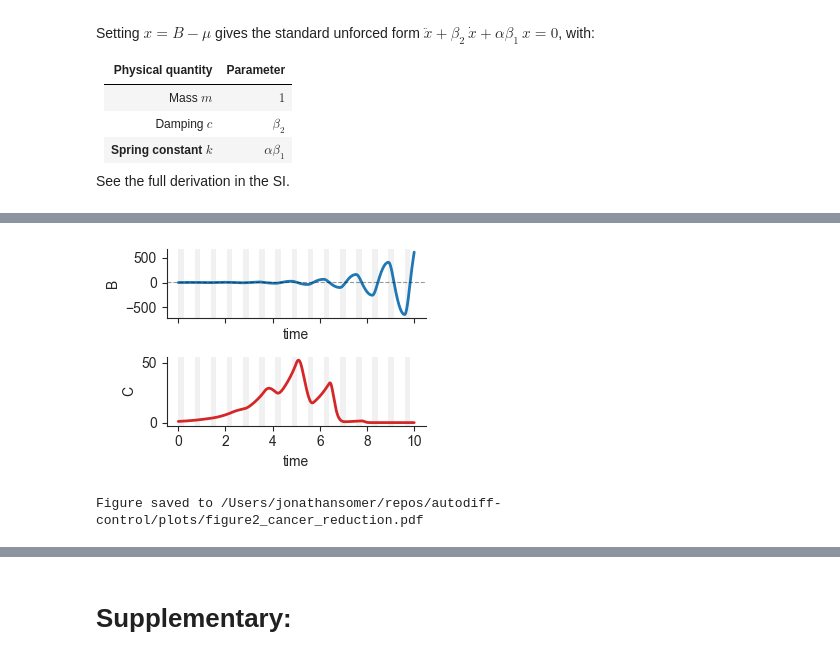
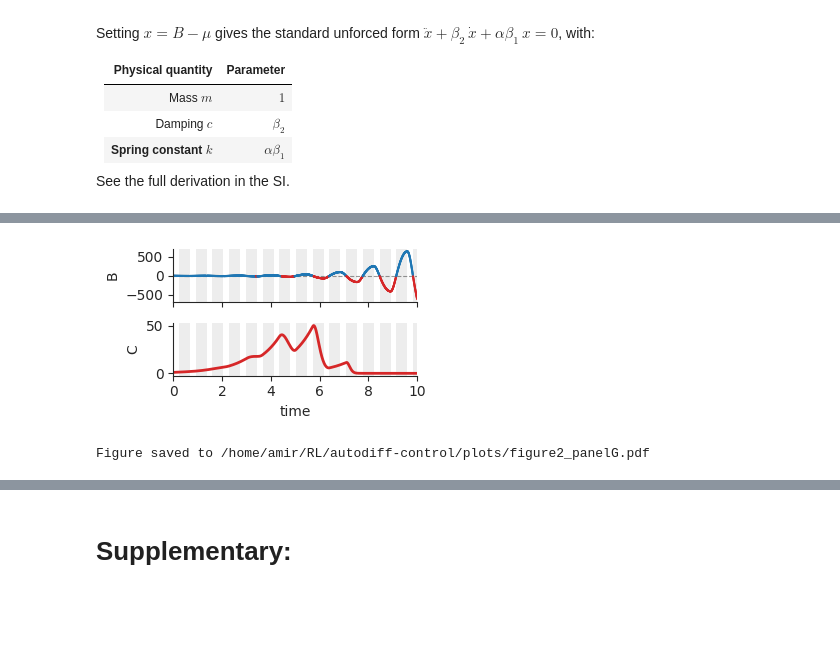
Before and after one commit to Liamir/autodiff-control, a Jupyter notebook: notebooks/figure2.ipynb, the cells around one changed output, grey strips where cells are left out. Saved outputs shown, nothing was run; the diff lists cells and outputs as text; code cells hidden in the pictures; blank space fills up the shorter version.

```diff
--- a/notebooks/figure2.ipynb
+++ b/notebooks/figure2.ipynb
@@ -392,44 +671,31 @@ Figure saved to /Users/jonathansomer/repos/autodiff-control/plots/figure2_panelF
 # %%
+# Panel G: resonance as treatment — B(t) on top, tumour C(t) below.
+# Kill signal is one-sided: C shrinks whenever B dips below mu.
+# B is painted red over the stretches where C is actually falling.
+dG = data_G
+B, C = dG['y'][:, 1], dG['y'][:, 2]
+shrinking = shrink_mask(B, PANEL_G)
 
-T = data_E['t']
-B = data_E['y'][:, 1]
+fig, axs = plt.subplots(nrows=2, ncols=1, figsize=(3.5, 2.0), sharex=True)
 
-# simulate dC/dt = C * (c1 - c2*(max(mu-B,0)))
-c1 = 1
-c2 = 0.1
-C0 = 1
-def f(t,C):
-    B_t = np.interp(t, T, B)
-    return C * (c1 - c2 * max(mu - B_t, 0))
+ax = axs[0]
+plot_kill_colored(ax, dG['t'], B, shrinking)
+ax.axhline(mu, color='black', ls='--', lw=0.8, alpha=0.4, zorder=1.5)
+ax.set_ylabel('B')
 
-sol = solve_ivp(f, [T[0], T[-1]], [C0], t_eval=T)
-C = sol.y[0]
-
-fig, axs = plt.subplots(nrows=2, ncols=1, figsize=(3.5, 2.5), sharex=True)
-
-# B(t) with shaded spring regions
-ax = axs[0]
-ax.plot(T, B, lw=2, color='C0', label='Adaptive switching')
-ax.axhline(mu, color='black', ls='--', lw=0.8, alpha=0.4, label=r'$\mu$')
-ax.set_ylabel('B')
-ax.set_xlabel('time')
-
-# C(t)
 ax = axs[1]
-ax.plot(T, C, lw=2, color='C3')
+ax.plot(dG['t'], C, lw=2, color=KILL_COLOR)
 ax.set_ylabel('C')
 ax.set_xlabel('time')
 
 for ax in axs:
+    shade_spring(ax, dG['t'], dG['alpha'], PANEL_G['alpha_hard'], PANEL_G['alpha_soft'])
     sns.despine(ax=ax)
-    shade_spring(ax, data_E['t'], data_E['alpha'],
-             PANEL_E['alpha_hard'], PANEL_E['alpha_soft'])
-
 
 plt.tight_layout()
 plt.show()
 
-save_fig(fig, 'figure2_cancer_reduction.pdf')
+save_fig(fig, 'figure2_panelG.pdf')
 # %% [output]
-[figure, old version]
+[figure, new version]
-Figure saved to /Users/jonathansomer/repos/autodiff-control/plots/figure2_cancer_reduction.pdf
+Figure saved to /home/amir/RL/autodiff-control/plots/figure2_panelG.pdf
```
Also changed, not shown: parts of 36 cells of this notebook, 18 other files.
